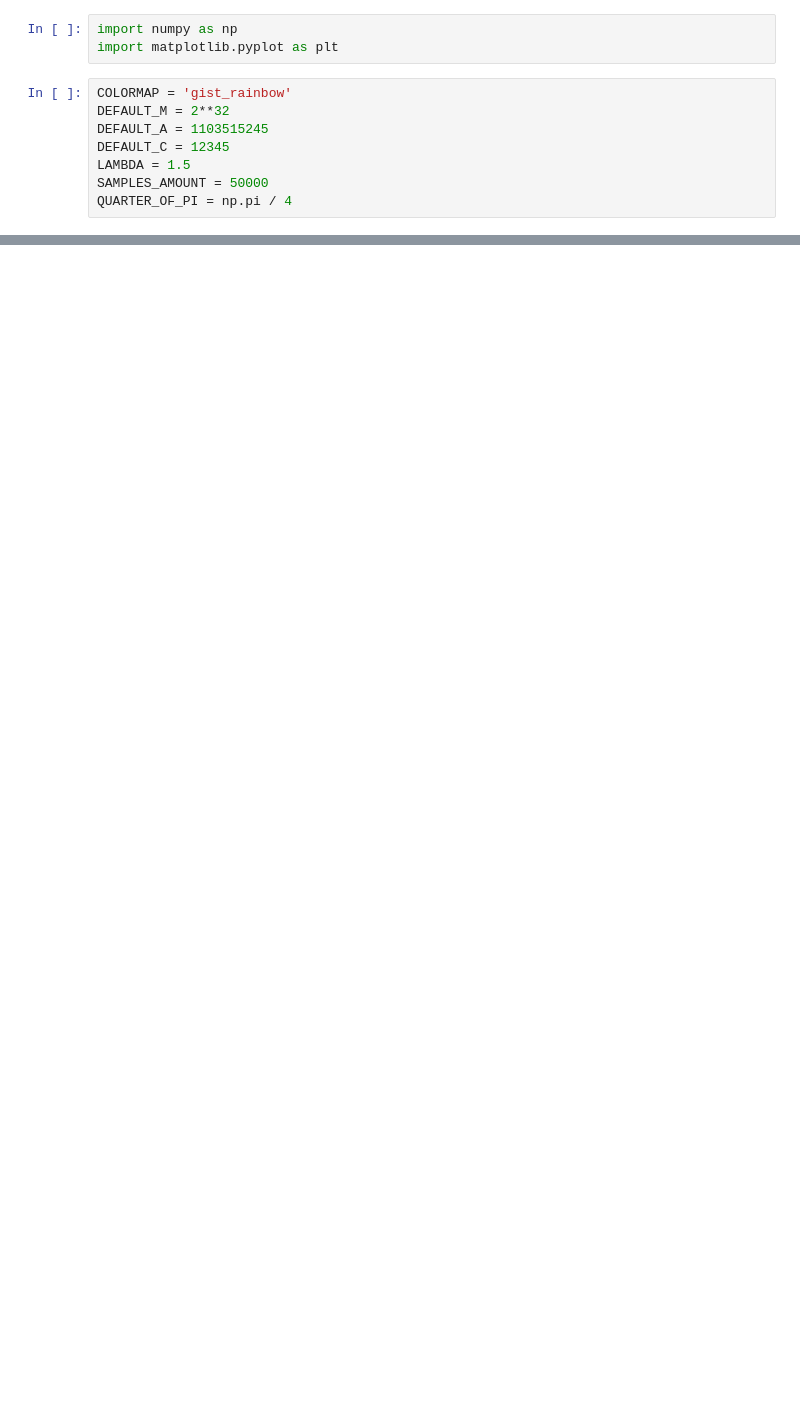
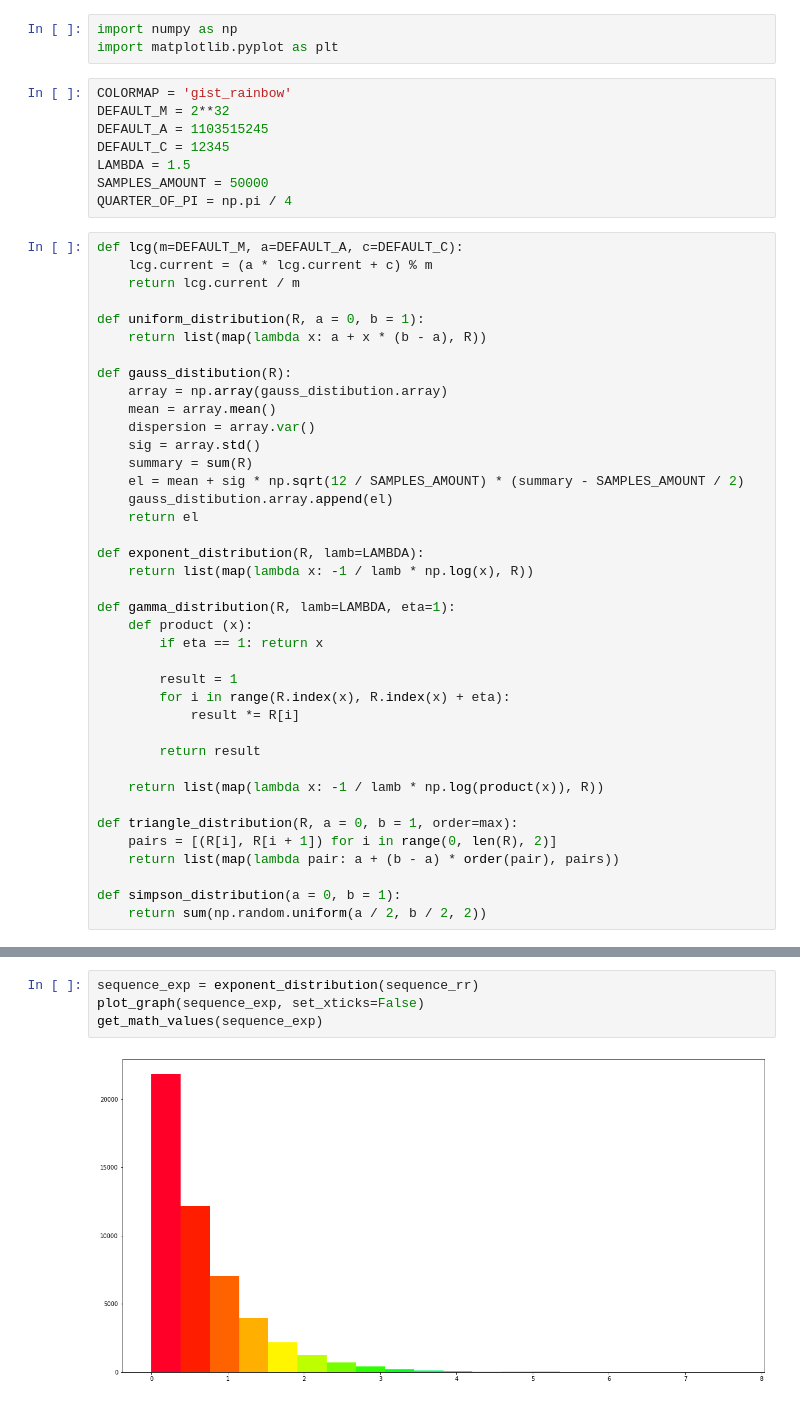
Before and after one commit to IAmVisco/sammod, a Jupyter notebook: LCG.ipynb, the cells around one changed output, grey strips where cells are left out. Drawn from its saved outputs; the diff is of its cells as text; blank space fills up the shorter version.

Commit message:
Fix distributions and histograms, clean up code
Gauss is still WIP

```diff
--- a/LCG.ipynb
+++ b/LCG.ipynb
@@ -9,4 +9,43 @@ DEFAULT_C = 12345
 LAMBDA = 1.5
 SAMPLES_AMOUNT = 50000
 QUARTER_OF_PI = np.pi / 4
+# %%
+def lcg(m=DEFAULT_M, a=DEFAULT_A, c=DEFAULT_C):
+    lcg.current = (a * lcg.current + c) % m
+    return lcg.current / m
+
+def uniform_distribution(R, a = 0, b = 1):
+    return list(map(lambda x: a + x * (b - a), R))
+
+def gauss_distibution(R):
+    array = np.array(gauss_distibution.array)
+    mean = array.mean()
+    dispersion = array.var()
+    sig = array.std()
+    summary = sum(R)
+    el = mean + sig * np.sqrt(12 / SAMPLES_AMOUNT) * (summary - SAMPLES_AMOUNT / 2)
+    gauss_distibution.array.append(el)
+    return el
+
+def exponent_distribution(R, lamb=LAMBDA):
+    return list(map(lambda x: -1 / lamb * np.log(x), R))
+
+def gamma_distribution(R, lamb=LAMBDA, eta=1):
+    def product (x):
+        if eta == 1: return x
+
+        result = 1
+        for i in range(R.index(x), R.index(x) + eta):
+            result *= R[i]
+
+        return result
+
+    return list(map(lambda x: -1 / lamb * np.log(product(x)), R))
+
+def triangle_distribution(R, a = 0, b = 1, order=max):
+    pairs = [(R[i], R[i + 1]) for i in range(0, len(R), 2)]
+    return list(map(lambda pair: a + (b - a) * order(pair), pairs))
+
+def simpson_distribution(a = 0, b = 1):
+    return sum(np.random.uniform(a / 2, b / 2, 2))
 # %%
@@ -91,0 +114,6 @@ get_math_values(sequence)
+# %%
+sequence_exp = exponent_distribution(sequence_rr)
+plot_graph(sequence_exp, set_xticks=False)
+get_math_values(sequence_exp)
+# %% [output]
+[figure, added]
```
Also changed, not shown: parts of 19 cells of this notebook.
